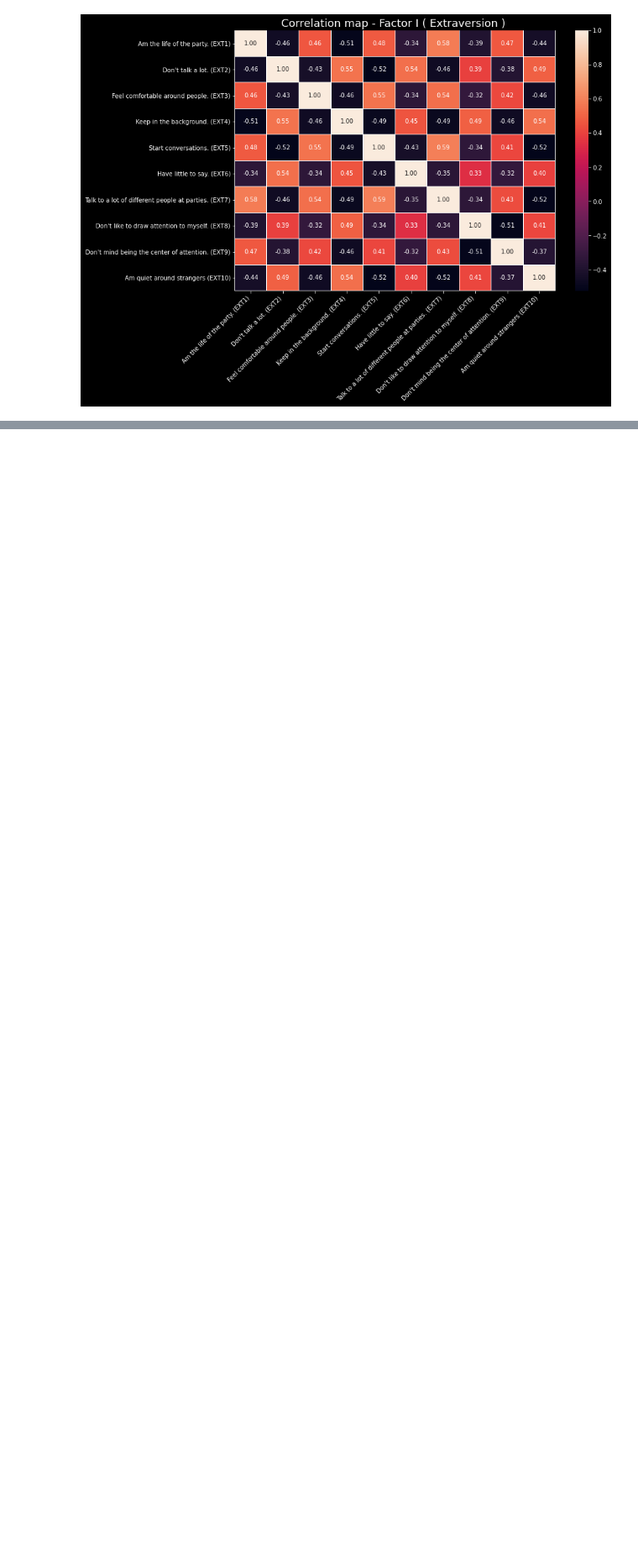
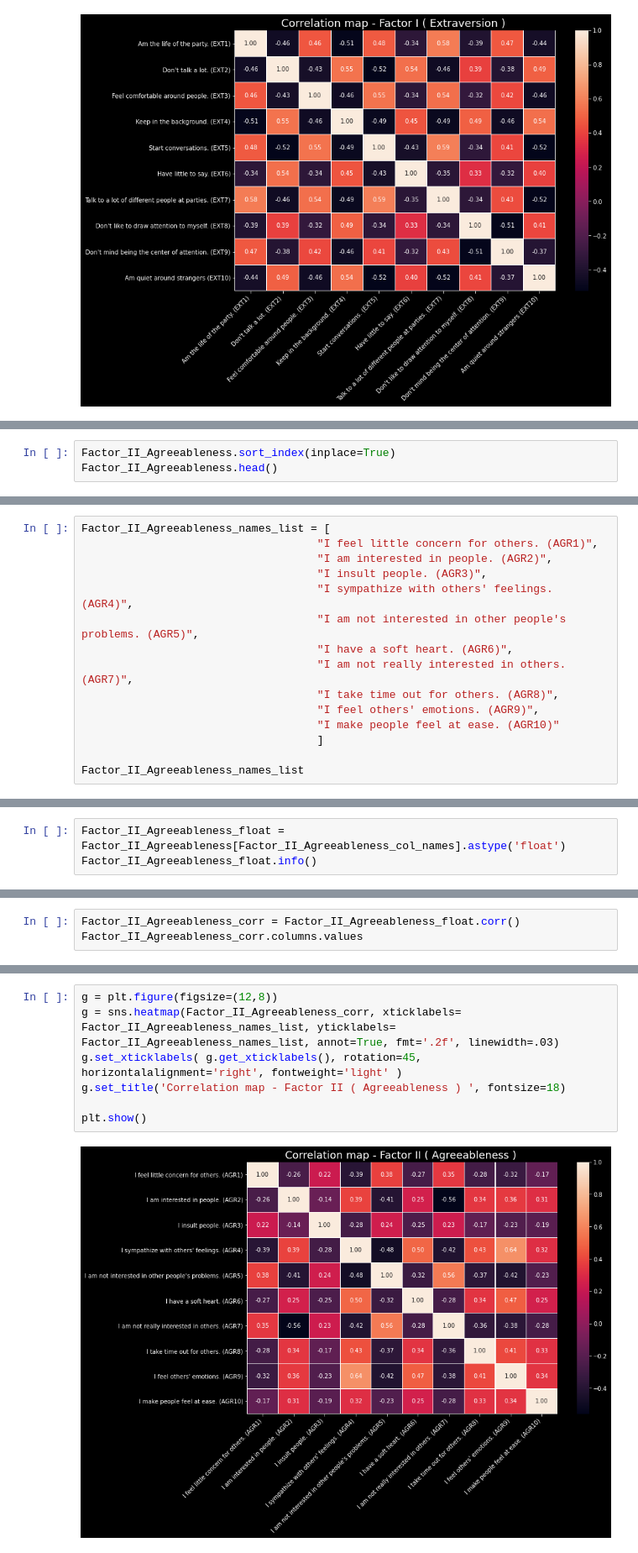
Before and after one commit to ArminD93/BigFivePersonalityTest, a Jupyter notebook: BigFivePersonality.ipynb, the cells around one changed output, grey strips where cells are left out. Shown at 84% size. Saved outputs shown, nothing was run; the diff lists cells and outputs as text; blank space fills up the shorter version.

Commit message:
Przygotowanie mapy korelacji dla zagadnień ze zbioru Agreeableness

```diff
--- a/BigFivePersonality.ipynb
+++ b/BigFivePersonality.ipynb
@@ -776,0 +862,3 @@ plt.show()
+# %%
+Factor_II_Agreeableness.sort_index(inplace=True)
+Factor_II_Agreeableness.head()
@@ -776,0 +873,15 @@ plt.show()
+# %%
+Factor_II_Agreeableness_names_list = [
+                                    "I feel little concern for others. (AGR1)",
+                                    "I am interested in people. (AGR2)",
+                                    "I insult people. (AGR3)",
+                                    "I sympathize with others' feelings. (AGR4)",
+                                    "I am not interested in other people's problems. (AGR5)",
+                                    "I have a soft heart. (AGR6)",
+                                    "I am not really interested in others. (AGR7)",
+                                    "I take time out for others. (AGR8)",
+                                    "I feel others' emotions. (AGR9)",
+                                    "I make people feel at ease. (AGR10)"
+                                    ]
+
+Factor_II_Agreeableness_names_list
@@ -776,0 +899,3 @@ plt.show()
+# %%
+Factor_II_Agreeableness_float = Factor_II_Agreeableness[Factor_II_Agreeableness_col_names].astype('float')
+Factor_II_Agreeableness_float.info()
@@ -776,0 +922,3 @@ plt.show()
+# %%
+Factor_II_Agreeableness_corr = Factor_II_Agreeableness_float.corr()
+Factor_II_Agreeableness_corr.columns.values
@@ -777,3 +928,12 @@ plt.show()
+# %%
+g = plt.figure(figsize=(12,8))
+g = sns.heatmap(Factor_II_Agreeableness_corr, xticklabels= Factor_II_Agreeableness_names_list, yticklabels= Factor_II_Agreeableness_names_list, annot=True, fmt='.2f', linewidth=.03)
+g.set_xticklabels( g.get_xticklabels(), rotation=45,  horizontalalignment='right', fontweight='light' )
+g.set_title('Correlation map - Factor II ( Agreeableness ) ', fontsize=18)
+
+plt.show()
+# %% [output]
+[figure, added]
 # %%
 # np 5 krajów o najwyższym poziomie:
 
```
Also changed, not shown: parts of 18 cells of this notebook.
